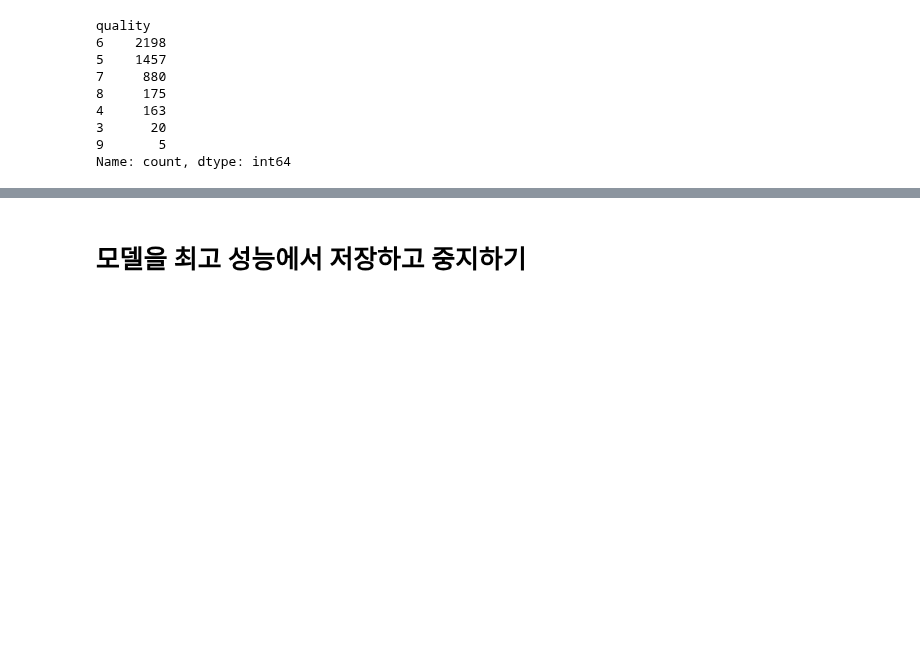
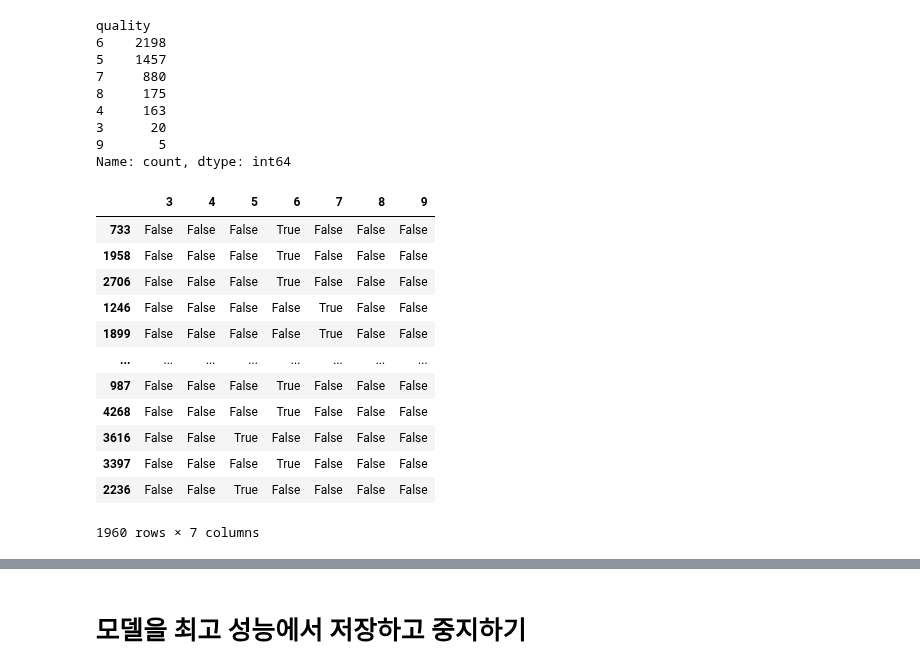
Before and after one commit to Peter-BoBo/fintech, a Jupyter notebook: 06deep_learning/04다중클래스분류_callback사용해_과적합_막고_최고성능모델_저장하기.ipynb, the cells around one changed output, grey strips where cells are left out. Saved outputs shown, nothing was run; the diff lists cells and outputs as text; code cells hidden in the pictures; blank space fills up the shorter version.

```diff
--- a/06deep_learning/04다중클래스분류_callback사용해_과적합_막고_최고성능모델_저장하기.ipynb
+++ b/06deep_learning/04다중클래스분류_callback사용해_과적합_막고_최고성능모델_저장하기.ipynb
@@ -115,3 +134,19 @@ X_valid, X_test, y_valid, y_test = train_test_split(X_valid, y_valid, test_size=
+# %%
+y_valid
+# %% [output]
+|  | 3 | 4 | 5 | 6 | 7 | 8 | 9 |
+| 733 | False | False | False | True | False | False | False |
+| 1958 | False | False | False | True | False | False | False |
+| 2706 | False | False | False | True | False | False | False |
+| 1246 | False | False | False | False | True | False | False |
+| 1899 | False | False | False | False | True | False | False |
+| ... | ... | ... | ... | ... | ... | ... | ... |
+| 987 | False | False | False | True | False | False | False |
+| 4268 | False | False | False | True | False | False | False |
+| 3616 | False | False | True | False | False | False | False |
+| 3397 | False | False | False | True | False | False | False |
+| 2236 | False | False | True | False | False | False | False |
+1960 rows × 7 columns
 # %%
 rs = RobustScaler()
 train_temp = rs.fit_transform(X_train)
```
Also changed, not shown: parts of 34 cells of this notebook, 14 other files.
